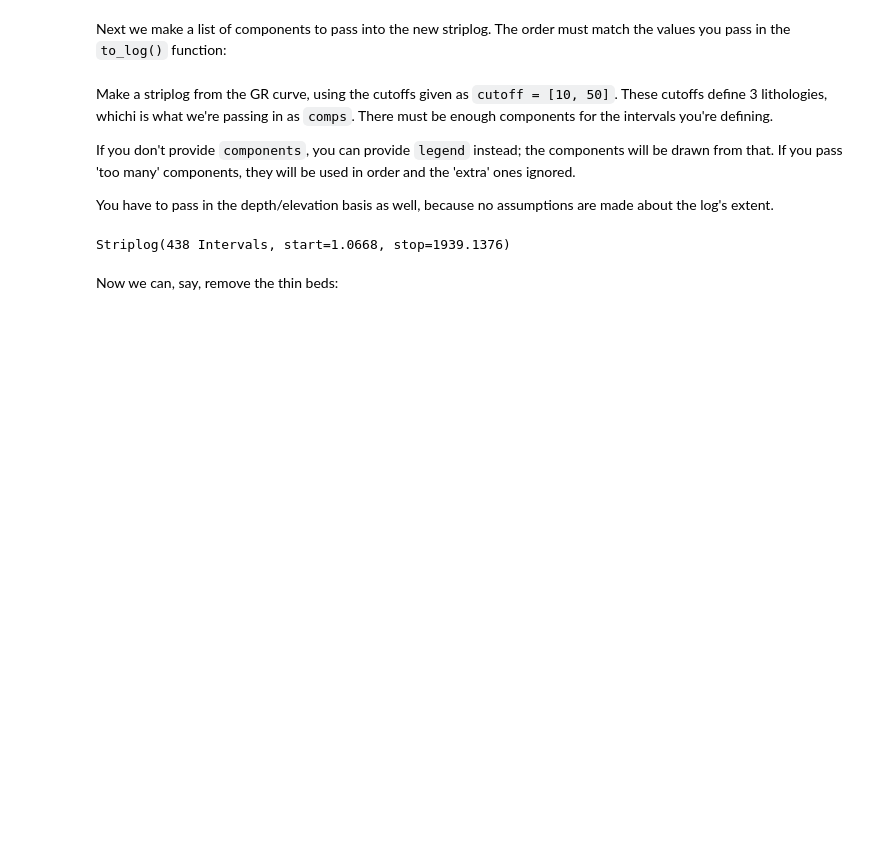
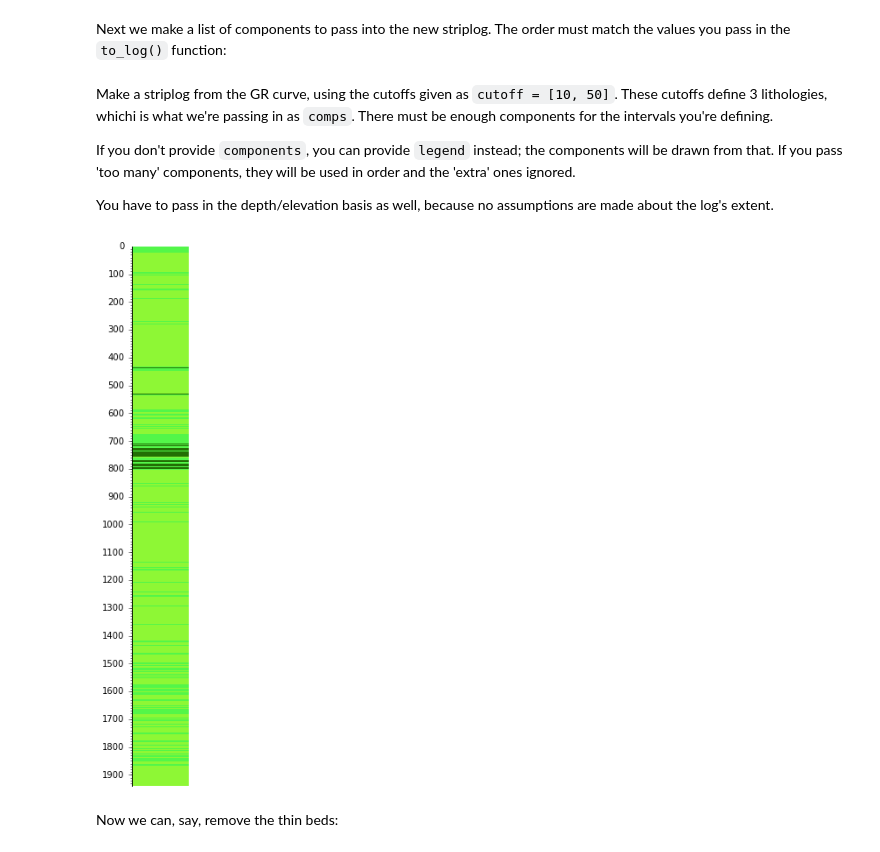
Before and after one commit to EvanBianco/recipes, a Jupyter notebook: Vsh striplog from log.ipynb, the cells around one changed output. Drawn from its saved outputs; the diff is of its cells as text; code cells hidden in the pictures; blank space fills up the shorter version.

```diff
--- a/Vsh striplog from log.ipynb
+++ b/Vsh striplog from log.ipynb
@@ -65,10 +46,10 @@ If you don't provide `components`, you can provide `legend` instead; the compone
 
 You have to pass in the depth/elevation basis as well, because no assumptions are made about the log's extent.
 # %%
-s = Striplog.from_log(gr, cutoff=[10, 50], components=comps, basis=z)
-s
+s = Striplog.from_log(gr, cutoff=[10, 50], components=comps, basis=gr.basis)
+s.plot(aspect=6)
 # %% [output]
-Striplog(438 Intervals, start=1.0668, stop=1939.1376)
+[figure, added]
 # %% [markdown]
 Now we can, say, remove the thin beds:
 # %%
```
Also changed, not shown: parts of 31 cells of this notebook.
